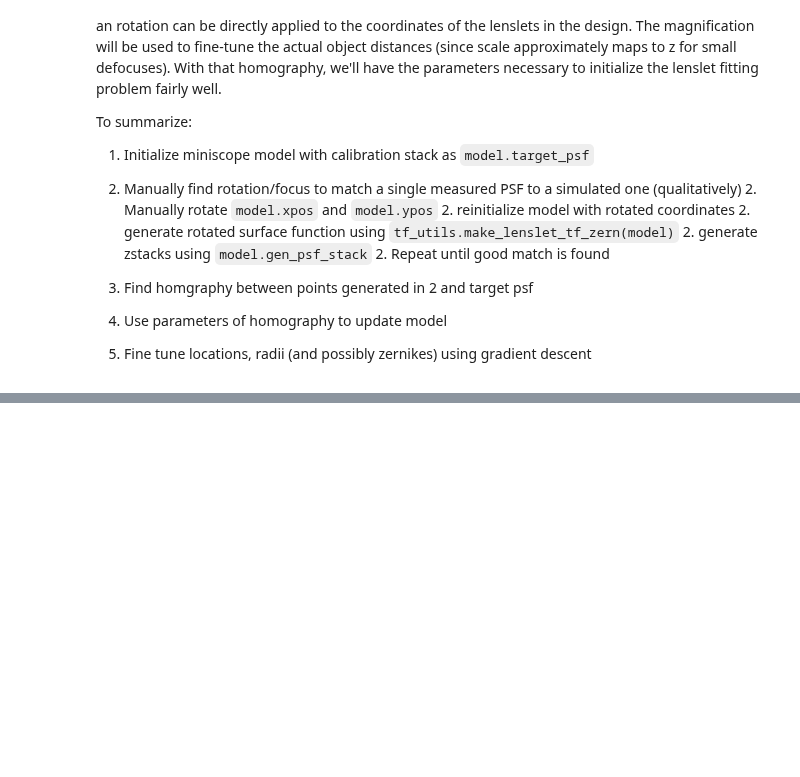
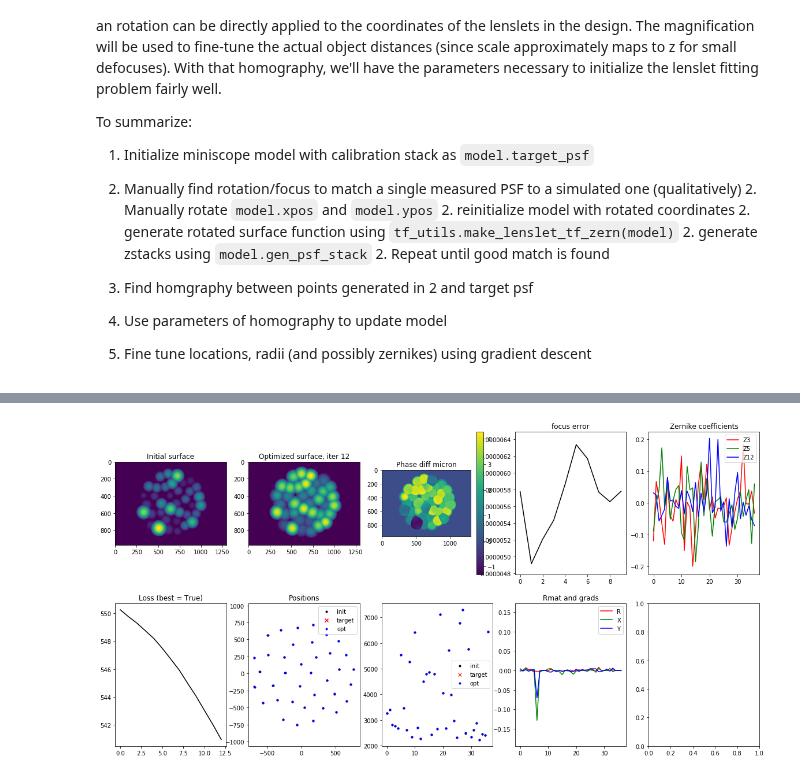
Before and after one commit to antipa/Randoscope_dev, a Jupyter notebook: miniscope_fit_3d_PSF.ipynb, the cells around one changed output, grey strips where cells are left out. Saved outputs shown, nothing was run; the diff lists cells and outputs as text; code cells hidden in the pictures; blank space fills up the shorter version.

```diff
--- a/miniscope_fit_3d_PSF.ipynb
+++ b/miniscope_fit_3d_PSF.ipynb
@@ -426,9 +450,9 @@ def gradients_and_scaling(model, loss, inputs):
     grad[2] = grad[2]
     grad[3] = grad[3]/1000000000000000
     grad[4] = grad[4]/4000
-
+    grad[5] = grad[5]/30000
     grads=tf_utils.remove_nan_gradients(grad)
-    return grad, lossvalue, Rmat
+    return grads, lossvalue, Rmat
 # %%
 # Check sensitivity of loss function to lenslet params
 
@@ -453,8 +477,9 @@ def gradients_and_scaling(model, loss, inputs):
 #         loss_pert.append(tf_utils.loss(model, defocus_grid))
 # %%
 
-# defocus_grid = 1./(np.linspace(1/zstart, 1./zend, model.Nz))
-# grad,lossvalue, Rmat=gradient(model,tf_utils.loss, defocus_grid)
+#defocus_grid = 1./(np.linspace(1/zstart, 1./zend, model.Nz))
+grad,lossvalue, Rmat=gradient(model,tf_utils.loss, defocus_init)
+
 # grad_nonan = tf_utils.remove_nan_gradients(grad)
 # grad_array = [grad_nonan[n].numpy() for n in range(len(grad_nonan))]
 
@@ -484,6 +520,6 @@ def diff_tf(arr,ax):
 # %%
 # Options:
-step_size = .1e7/50000. #1e-8 works well for l2
+step_size = .1e7/70000. #1e-8 works well for l2
 use_averaged_gradient = False  # True: uses averaged gradient, False: uses single gradient
 optimizer_type = 'nesterov'           # options: 'gd': normal gradient descent, 'nesterov': nesterov acceleration
 num_iterations = 5000
@@ -495,7 +531,7 @@ nvars = len(model.variables)
 #optimizer=tf.train.GradientDescentOptimizer(learning_rate=step_size)
 optimizer = tf.train.GradientDescentOptimizer(learning_rate=step_size)
 #optimizer=tf.train.MomentumOptimizer(learning_rate=step_size,momentum= 0.9, use_nesterov = True)
-fig, ax = plt.subplots(2,4,figsize=(20,10))
+fig, ax = plt.subplots(2,5,figsize=(20,10))
 
 Tir = 0
 Tic = 0
@@ -541,10 +577,17 @@ ax[rr,rc].plot(rinit*0/0,'rx',label='target')
 
 Rr = 1
 Rc = 3
-Rh = ax[Rr,Rc].plot(Rin.numpy())
-gradr = ax[Rr,Rc].plot(model.rlist.numpy(),'r',label='R')
-gradx = ax[Rr,Rc].plot(model.xpos.numpy(),'g',label='X')
-grady  = ax[Rr,Rc].plot(model.ypos.numpy(),'b',label='Y')
+#Rh = ax[Rr,Rc].plot(Rin.numpy())
+gradr = ax[Rr,Rc].plot([],'r',label='R')
+gradx = ax[Rr,Rc].plot([],'g',label='X')
+grady  = ax[Rr,Rc].plot([],'b',label='Y')
+
+Zr = 0
+Zc = 4
+z1 = ax[Zr,Zc].plot(model.zern_coefficients[:,0].numpy(),c='r',label='Z{}'.format(model.zernikes[0]))
+z2 = ax[Zr,Zc].plot(model.zern_coefficients[:,1].numpy(),c='g',label='Z{}'.format(model.zernikes[1]))
+z3 = ax[Zr,Zc].plot(model.zern_coefficients[:,2].numpy(),c='b',label='Z{}'.format(model.zernikes[2]))
+ax[Zr,Zc].set_title('Zernike coefficients')
 
 
 losslist = []
@@ -557,15 +600,15 @@ rmean=[]
 defocus_grid = defocus_init
 
 if optimizer_type == 'nesterov':
-    tk = tf.constant(1,tf.float64)
-    tkp = tf.constant(1,tf.float64)
+    tk = tf.constant(1,model.precision_tf)
+    tkp = tf.constant(1,model.precision_tf)
 
     #xkp = model.variables
     nvars = np.shape(model.variables)[0]
     xk = []
     xkp = []
-    [xk.append(tf.Variable(tf.zeros(tf.size(model.variables[n]),tf.float64))) for n in range(nvars)]
-    [xkp.append(tf.Variable(tf.zeros(tf.size(model.variables[n]),tf.float64))) for n in range(nvars)]
+    [xk.append(tf.Variable(tf.zeros(tf.shape(model.variables[n]),model.precision_tf))) for n in range(nvars)]
+    [xkp.append(tf.Variable(tf.zeros(tf.shape(model.variables[n]),model.precision_tf))) for n in range(nvars)]
     [tf.assign(xkp[n],model.variables[n]) for n in range(nvars)]
 
 lossbest = 1e10
@@ -622,7 +665,7 @@ for i in range(num_iterations):
 
 
 
-        T,aper,T2=tf_utils.make_lenslet_tf_zern(model)
+        T,aper=tf_utils.make_lenslet_tf_zern(model)
         found_better = False
         if lossvalue <= lossbest:
             found_better = True
@@ -634,8 +677,8 @@ for i in range(num_iterations):
             offset_best = bestvars[4].numpy()
             lossbest = lossvalue
         else:
-            tk = tf.constant(1.,tf.float64)
-            tkp = tf.constant(1.,tf.float64)
+            tk = tf.constant(1.,model.precision_tf)
+            tkp = tf.constant(1.,model.precision_tf)
 
         losslist.append(lossvalue)
         phase_err.append(.5*tf.norm(T - Tinit)**2/model.samples[0]/model.samples[1])
@@ -665,32 +708,41 @@ for i in range(num_iterations):
 
 
         lh.remove()
         lh = ax[xyr,xyc].scatter(model.xpos.numpy(),model.ypos.numpy(),c='b', marker='.',label='opt')
         ax[xyr,xyc].legend()
         ax[xyr,xyc].set_title('Positions')
 
-        Rh[0].remove()
+        #Rh[0].remove()
         gradr[0].remove()
         gradx[0].remove()
         grady[0].remove()
-        Rh = ax[Rr,Rc].plot(Rmat.numpy(),'k')
+        #Rh = ax[Rr,Rc].plot(Rmat.numpy(),'k')
         gradr = ax[Rr,Rc].plot(grad[0].numpy(),'r',label='R')
         gradx = ax[Rr,Rc].plot(grad[1].numpy(),'g',label='X')
         grady  = ax[Rr,Rc].plot(grad[2].numpy(),'b',label='Y')
 
+        z1[0].remove()
+        z2[0].remove()
+        z3[0].remove()
+        z1 = ax[Zr,Zc].plot(model.zern_coefficients[:,0].numpy(),c='r',label='Z{}'.format(model.zernikes[0]))
+        z2 = ax[Zr,Zc].plot(model.zern_coefficients[:,1].numpy(),c='g',label='Z{}'.format(model.zernikes[1]))
+        z3 = ax[Zr,Zc].plot(model.zern_coefficients[:,2].numpy(),c='b',label='Z{}'.format(model.zernikes[2]))
+        ax[Zr,Zc].legend()
 
         ax[Rr,Rc].legend()
         #ax[Rr,Rc].set_title('gradient')
         ax[Rr,Rc].set_title('Rmat and grads')
 
 
         rh[0].remove()
         rh = ax[rr,rc].plot(model.rlist.numpy(),'b.',label='opt')
         ax[rr,rc].legend()
         display.display(plt.gcf())
         display.clear_output(wait=True)
 #     pl.remove?
 
 
 
 #cbar = fig.colorbar(rshow)
+# %% [output]
+[figure, added]
```
Also changed, not shown: parts of 18 cells of this notebook, 2 other files.
